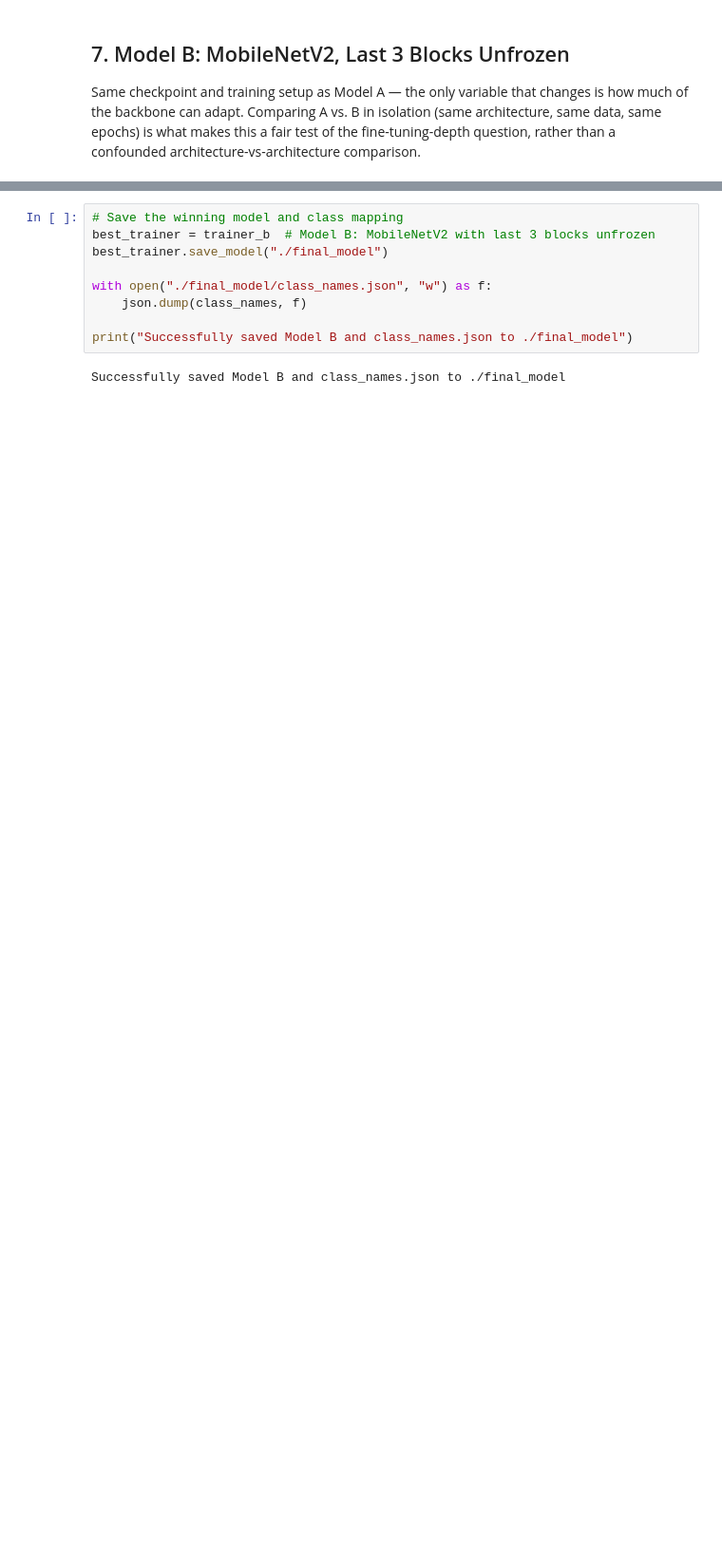
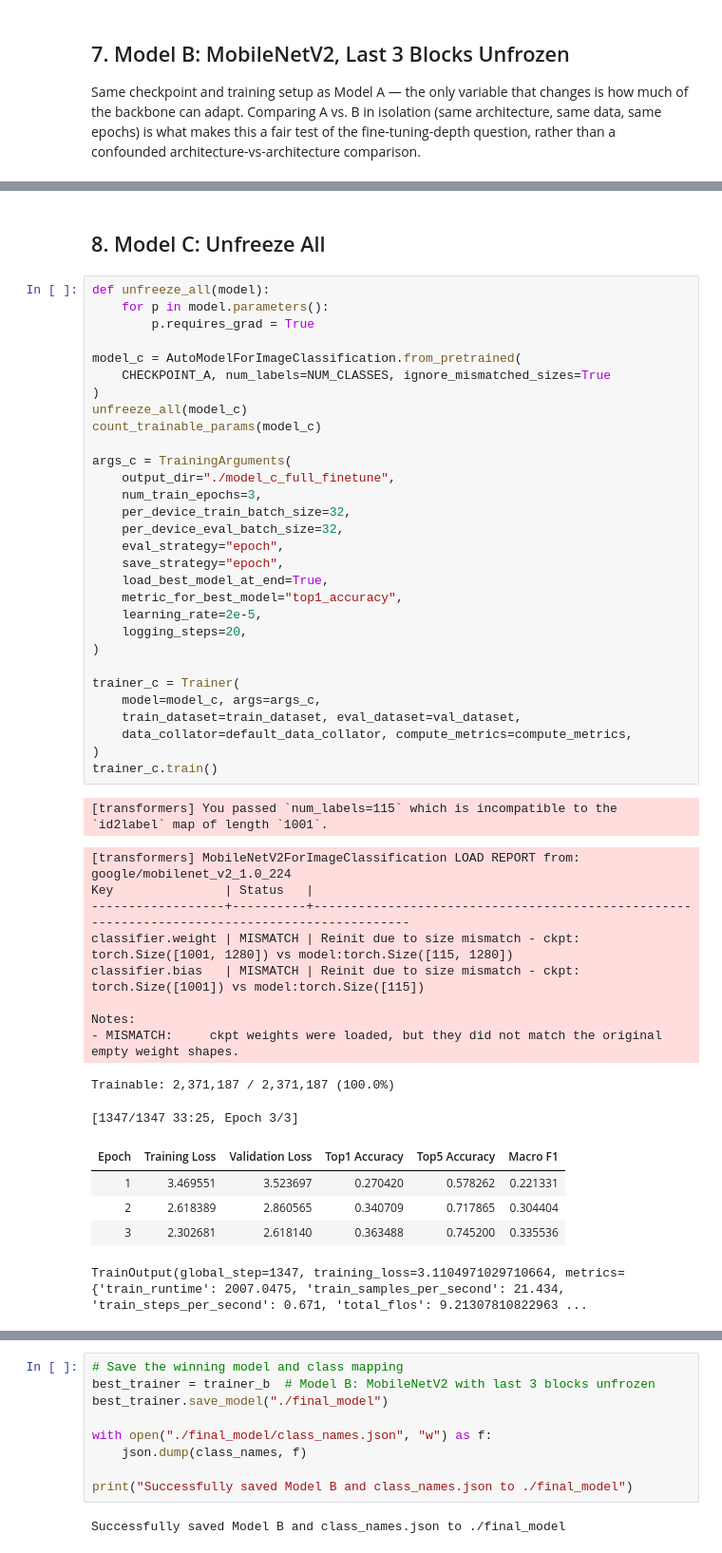
Before and after one commit to aroseman89/Automated-Dog-Breed-Identification-from-Shelter-Photos, a Jupyter notebook: 05_modeling.ipynb, the cells around one changed output, grey strips where cells are left out. Shown at 95% size. Cells and saved outputs as stored; diff of their text form; blank space fills up the shorter version.

```diff
--- a/05_modeling.ipynb
+++ b/05_modeling.ipynb
@@ -296,3 +296,52 @@ results.append({"model": "B: MobileNetV2 (last 3 blocks unfrozen)", "split": "Pe
 | 2.582638 | 3.697189 | 3 | 0.168953 | 0.371571 | 0.039627 |
 Model B -- Stanford test: {'eval_loss': 2.8454036712646484, 'eval_top1_accuracy': 0.32834363813862677, 'eval_top5_accuracy': 0.6960624796615685, 'eval_macro_f1': 0.2948337591967662}
 Model B -- PetFinder real-world: {'eval_loss': 3.6971888542175293, 'eval_top1_accuracy': 0.16895261845386533, 'eval_top5_accuracy': 0.371571072319202, 'eval_macro_f1': 0.039627215061902615}
+# %% [markdown]
+## 8. Model C: Unfreeze All
+# %%
+def unfreeze_all(model):
+    for p in model.parameters():
+        p.requires_grad = True
+
+model_c = AutoModelForImageClassification.from_pretrained(
+    CHECKPOINT_A, num_labels=NUM_CLASSES, ignore_mismatched_sizes=True
+)
+unfreeze_all(model_c)
+count_trainable_params(model_c)
+
+args_c = TrainingArguments(
+    output_dir="./model_c_full_finetune",
+    num_train_epochs=3,
+    per_device_train_batch_size=32,
+    per_device_eval_batch_size=32,
+    eval_strategy="epoch",
+    save_strategy="epoch",
+    load_best_model_at_end=True,
+    metric_for_best_model="top1_accuracy",
+    learning_rate=2e-5,
+    logging_steps=20,
+)
+
+trainer_c = Trainer(
+    model=model_c, args=args_c,
+    train_dataset=train_dataset, eval_dataset=val_dataset,
+    data_collator=default_data_collator, compute_metrics=compute_metrics,
+)
+trainer_c.train()
+# %% [output]
+[transformers] You passed `num_labels=115` which is incompatible to the `id2label` map of length `1001`.
+[transformers] MobileNetV2ForImageClassification LOAD REPORT from: google/mobilenet_v2_1.0_224
+Key               | Status   |
+------------------+----------+----------------------------------------------------------------------------------------------
+classifier.weight | MISMATCH | Reinit due to size mismatch - ckpt: torch.Size([1001, 1280]) vs model:torch.Size([115, 1280])
+classifier.bias   | MISMATCH | Reinit due to size mismatch - ckpt: torch.Size([1001]) vs model:torch.Size([115])
+
+Notes:
+- MISMATCH:     ckpt weights were loaded, but they did not match the original empty weight shapes.
+Trainable: 2,371,187 / 2,371,187 (100.0%)
+[1347/1347 33:25, Epoch 3/3]
+| Epoch | Training Loss | Validation Loss | Top1 Accuracy | Top5 Accuracy | Macro F1 |
+| 1 | 3.469551 | 3.523697 | 0.270420 | 0.578262 | 0.221331 |
+| 2 | 2.618389 | 2.860565 | 0.340709 | 0.717865 | 0.304404 |
+| 3 | 2.302681 | 2.618140 | 0.363488 | 0.745200 | 0.335536 |
+TrainOutput(global_step=1347, training_loss=3.1104971029710664, metrics={'train_runtime': 2007.0475, 'train_samples_per_second': 21.434, 'train_steps_per_second': 0.671, 'total_flos': 9.21307810822963 ...
```
Also changed, not shown: parts of 8 cells of this notebook, 36 other files.
